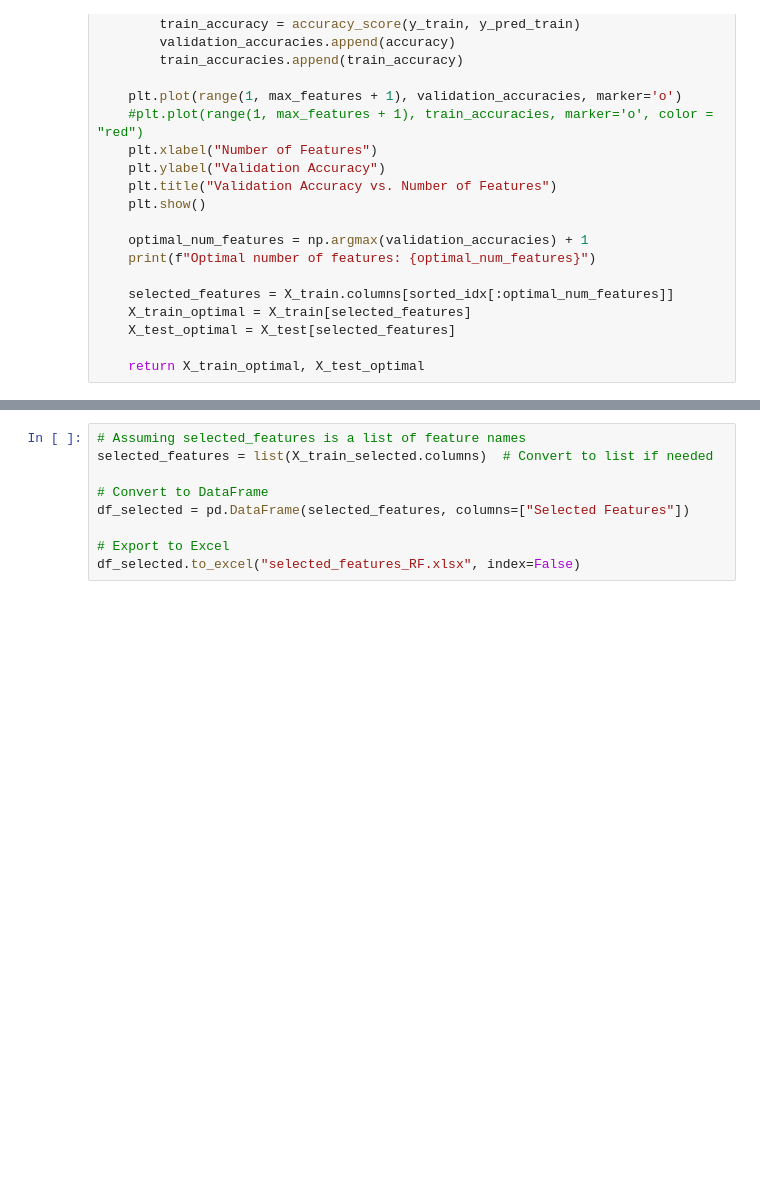
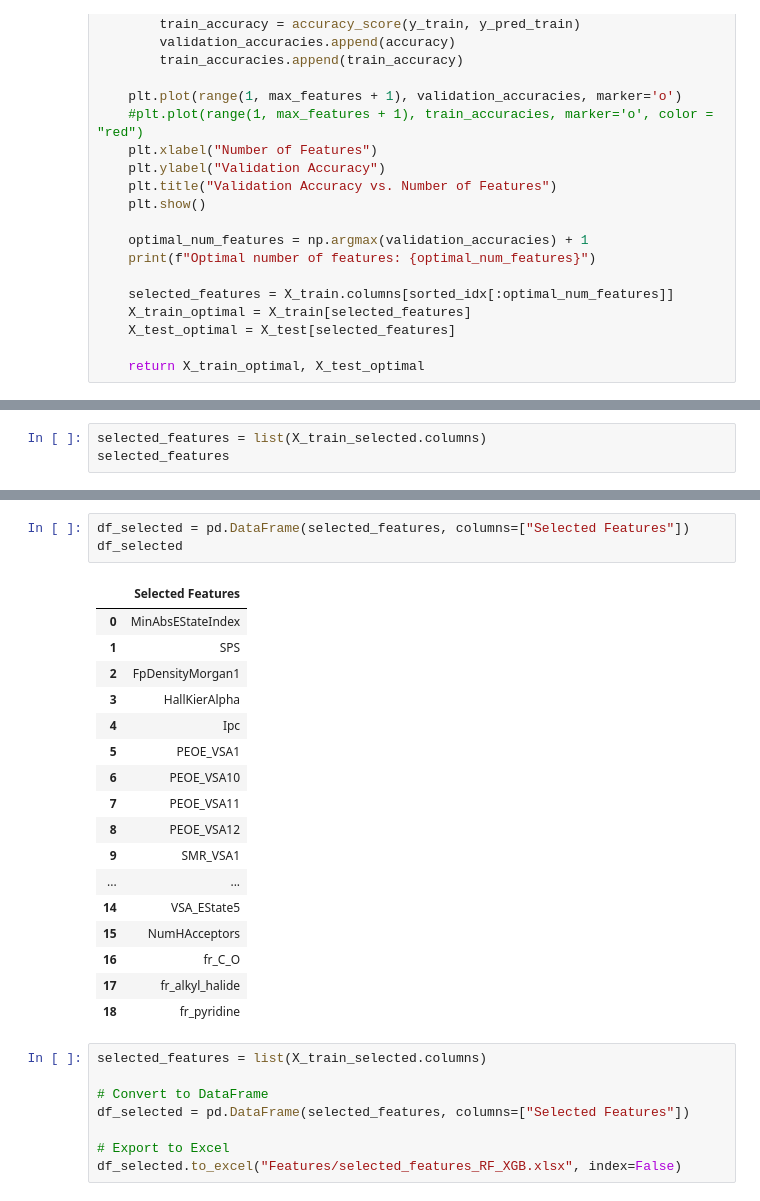
Before and after one commit to zjavkovam/DP-QSAR-Skin-Irritation, a Jupyter notebook: FeatureSelection.ipynb, the cells around one changed output, grey strips where cells are left out. Saved outputs shown, nothing was run; the diff lists cells and outputs as text; blank space fills up the shorter version.

```diff
--- a/FeatureSelection.ipynb
+++ b/FeatureSelection.ipynb
@@ -298,0 +409,3 @@ Optimal number of features: 63
+# %%
+selected_features = list(X_train_selected.columns)
+selected_features
@@ -299,9 +432,29 @@ Optimal number of features: 63
+# %%
+df_selected = pd.DataFrame(selected_features, columns=["Selected Features"])
+df_selected
+# %% [output]
+|  | Selected Features |
+| 0 | MinAbsEStateIndex |
+| 1 | SPS |
+| 2 | FpDensityMorgan1 |
+| 3 | HallKierAlpha |
+| 4 | Ipc |
+| 5 | PEOE_VSA1 |
+| 6 | PEOE_VSA10 |
+| 7 | PEOE_VSA11 |
+| 8 | PEOE_VSA12 |
+| 9 | SMR_VSA1 |
+| ... | ... |
+| 14 | VSA_EState5 |
+| 15 | NumHAcceptors |
+| 16 | fr_C_O |
+| 17 | fr_alkyl_halide |
+| 18 | fr_pyridine |
 # %%
-# Assuming selected_features is a list of feature names
-selected_features = list(X_train_selected.columns)  # Convert to list if needed
+selected_features = list(X_train_selected.columns)
 
 # Convert to DataFrame
 df_selected = pd.DataFrame(selected_features, columns=["Selected Features"])
 
 # Export to Excel
-df_selected.to_excel("selected_features_RF.xlsx", index=False)
+df_selected.to_excel("Features/selected_features_RF_XGB.xlsx", index=False)
```
Also changed, not shown: parts of 14 cells of this notebook, 1 other file.
